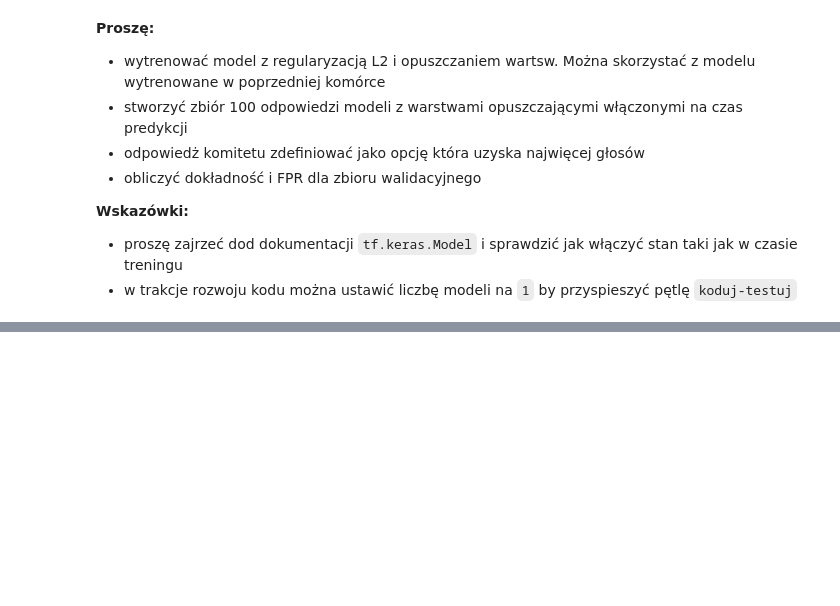
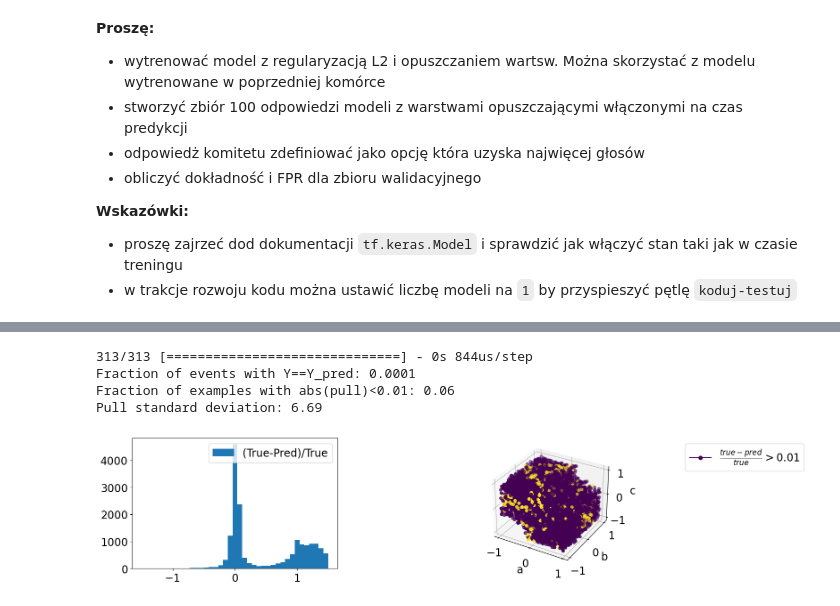
Before and after one commit to akalinow/UczenieMaszynoweII, a Jupyter notebook: 04_Sieci_w_pelni_polaczone_1.ipynb, the cells around one changed output, grey strips where cells are left out. Cells and saved outputs as stored; diff of their text form; code cells hidden in the pictures; blank space fills up the shorter version.

```diff
--- a/04_Sieci_w_pelni_polaczone_1.ipynb
+++ b/04_Sieci_w_pelni_polaczone_1.ipynb
@@ -969,0 +971,11 @@ Wall time: 16min
+# %%
+y_pred = model.predict(x_val)
+qef.plotSqEqSolutions(x_val, y_val, y_pred)
+
+mask = np.abs(np.all(y_pred>1E-3, axis=1))
+# %% [output]
+313/313 [==============================] - 0s 844us/step
+Fraction of events with Y==Y_pred: 0.0001
+Fraction of examples with abs(pull)<0.01: 0.06
+Pull standard deviation: 6.69
+[figure, added]
```
Also changed, not shown: parts of 20 cells of this notebook, 3 other files.
